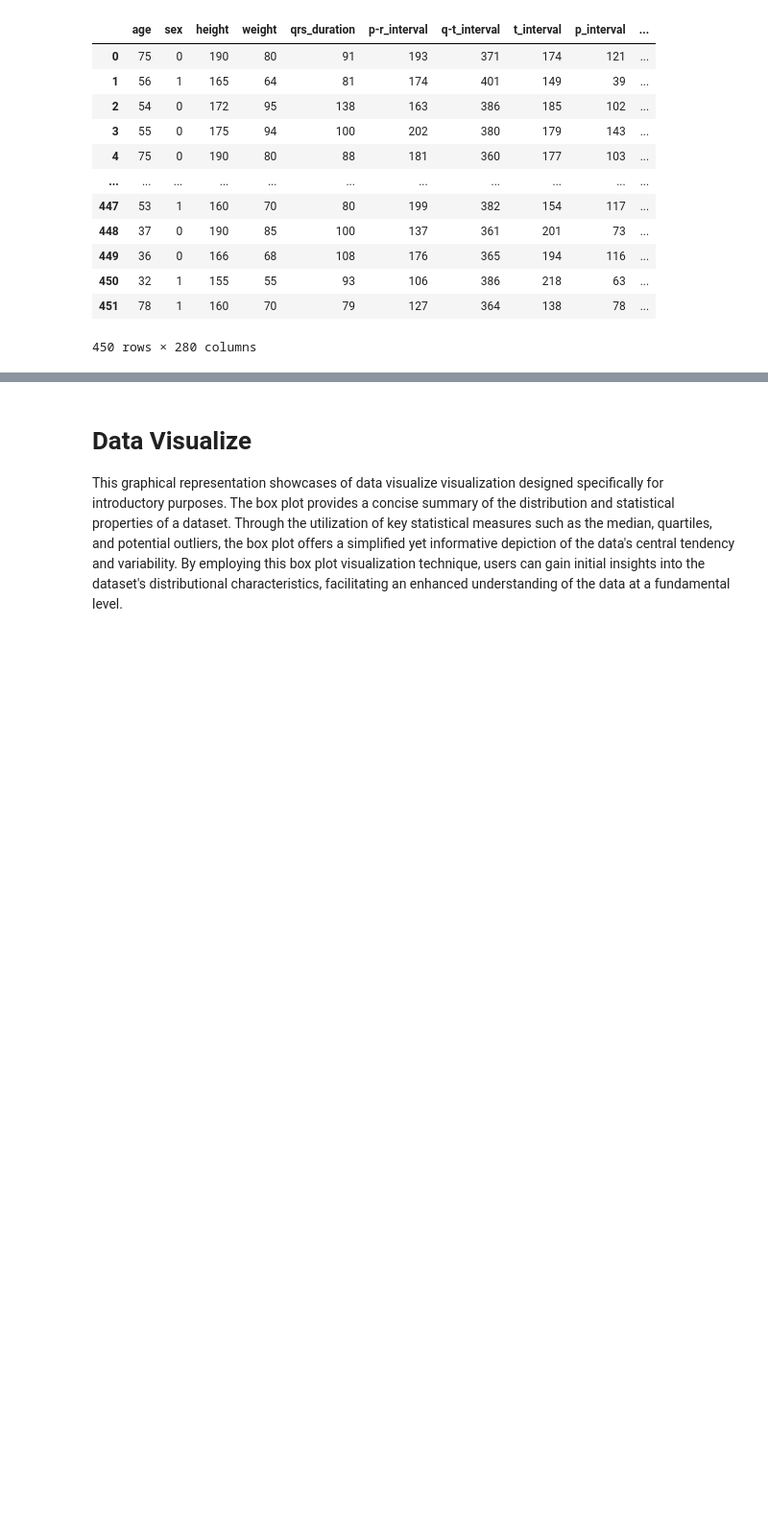
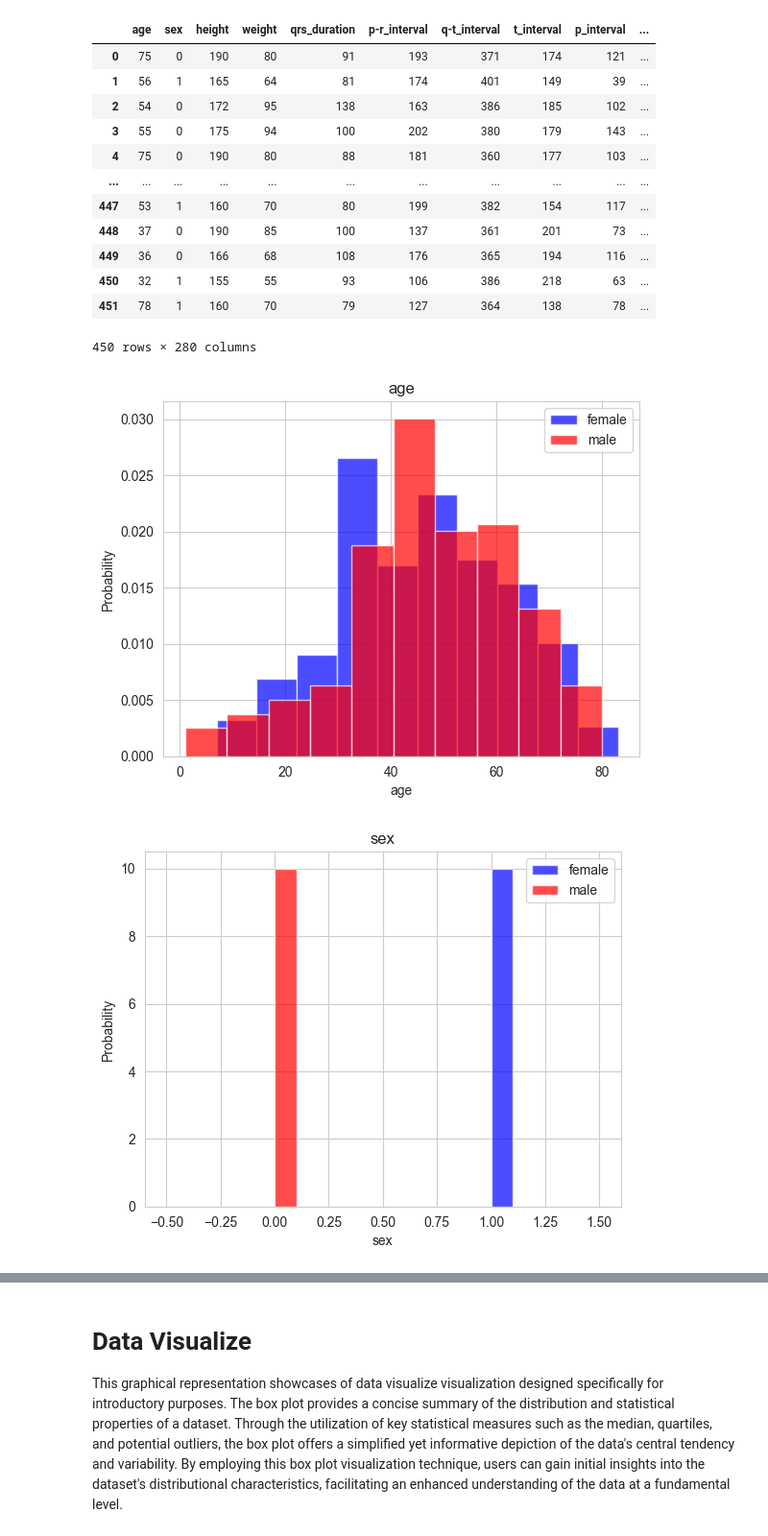
Before and after one commit to ikhsansdqq/MachineLearning, a Jupyter notebook: naive-bayes-v3.ipynb, the cells around one changed output, grey strips where cells are left out. Shown at 96% size. Cells and saved outputs as stored; diff of their text form; code cells hidden in the pictures; blank space fills up the shorter version.

```diff
--- a/naive-bayes-v3.ipynb
+++ b/naive-bayes-v3.ipynb
@@ -212,3 +210,16 @@ df
 | 450 | 32 | 1 | 155 | 55 | 93 | 106 | 386 | 218 | 63 | ... |
 | 451 | 78 | 1 | 160 | 70 | 79 | 127 | 364 | 138 | 78 | ... |
 450 rows × 280 columns
+# %%
+sample_column = ['age', 'sex', 'weight', 'qrs_duration', 'qrs', 'QRST', 'heart_rate', 'diagnosis']
+for label in sample_column[:-1]:
+    plt.hist(df[df["sex"] == 1][label], color='blue', label='female', alpha=0.7, density=True)
+    plt.hist(df[df["sex"] == 0][label], color='red', label='male', alpha=0.7, density=True)
+    plt.title(label)
+    plt.ylabel('Probability')
+    plt.xlabel(label)
+    plt.legend()
+    plt.show()
+# %% [output]
+[figure, added]
+[figure, added]
```
Also changed, not shown: parts of 2 cells of this notebook.
